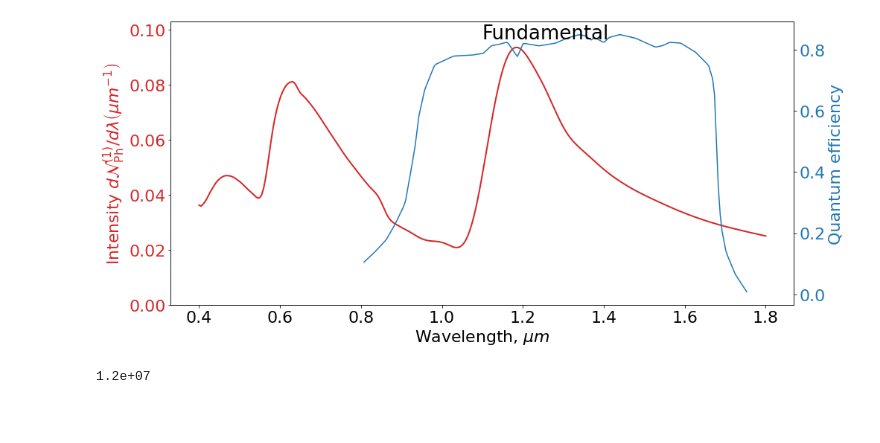
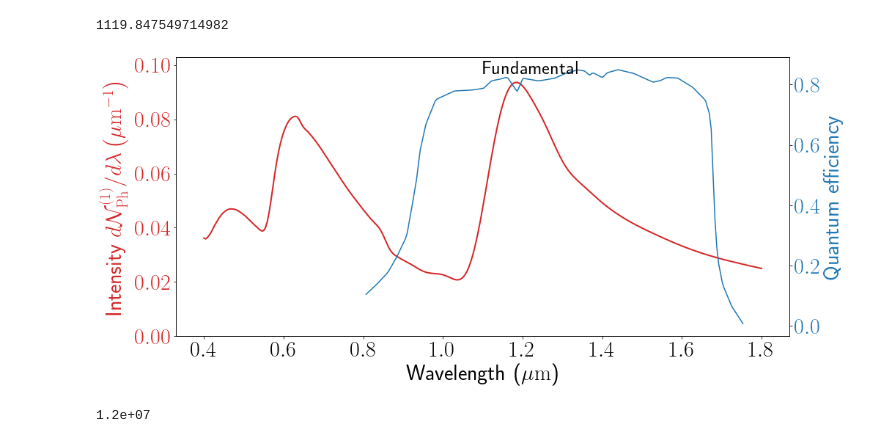
Before and after one commit to IharLobach/fur, a Jupyter notebook: shifts/for_paper/M_calculation_IOTA.ipynb, the cells around one changed output. Drawn from its saved outputs; the diff is of its cells as text; code cells hidden in the pictures; blank space fills up the shorter version.

```diff
--- a/shifts/for_paper/M_calculation_IOTA.ipynb
+++ b/shifts/for_paper/M_calculation_IOTA.ipynb
@@ -2,7 +2,7 @@
 import matplotlib.pyplot as plt
 import numpy as np
 plt.rcParams['figure.figsize'] = [15, 7.5]
-plt.rcParams.update({'font.size': 22,'legend.fontsize':20})
+plt.rcParams.update({'font.size': 30,'legend.fontsize':20})
 def align_yaxis(ax1, v1, ax2, v2):
     """adjust ax2 ylimit so that v2 in ax2 is aligned to v1 in ax1"""
     _, y1 = ax1.transData.transform((0, v1))
@@ -25,12 +25,12 @@ config_style_mesh = [
         [
             -0.0254,
             0.0254,
-            512
+            256
         ],
         [
             -0.0254,
             0.0254,
-            512
+            256
         ],
         [
             0.4,
@@ -53,7 +53,7 @@ wr_sim = WigglerRadiationSimulator(
     wiggler,
     mesh,
     gamma=get_from_config("gamma"),
-    harmonics=[1, 2,3,4],
+    harmonics=[1,2,3,4],
     aperture='ellipse',
     # if False, then both polarizations are calculated separately
     only_calc_sum_of_both_polarizations=True,
@@ -61,34 +61,39 @@ wr_sim = WigglerRadiationSimulator(
 )
 wr_sim.calc_photon_flux_on_meshgrid()
 wr_sim.extend_results_using_symmetries()
+# %%
+get_from_config("Undulator_period_m")/2/get_from_config("gamma")**2*(1+get_from_config("K_peak")**2/2)*1e9
+# %% [output]
+1119.847549714982
 # %%
+plt.rcParams["text.usetex"] =True
 fig,ax = plt.subplots(figsize=[15,7])
-ax.set_xlabel('Wavelength, $\mu m$')
+ax.set_xlabel('Wavelength ($\mu \mathrm{m}$)')
 color = 'tab:red'
 sd = wr_sim.get_spectral_distribution()
 plt.plot(l1d, sd, linewidth=2,color = color)
-ax.set_ylabel(r'Intensity $d\mathcal{N}^{(1)}_{\mathrm{Ph}}/d\lambda \left(\mu m^{-1}\right)$', color=color)
+ax.set_ylabel(r'Intensity $d\mathcal{N}^{(1)}_{\mathrm{Ph}}/d\lambda \left(\mu \mathrm{m}^{-1}\right)$', color=color)
 plt.tick_params(axis ='y',labelcolor=color)
 # yfmt = ScalarFormatterForceFormat()
 # yfmt.set_powerlimits((0,0))
 # ax.yaxis.set_major_formatter(yfmt)
 plt.ylim(0,1.1*max(sd))
 ax2 = ax.twinx()  # instantiate a second axes that shares the same x-axis
 color = 'tab:blue'
 ax2.set_ylabel(r'Quantum efficiency', color=color)  # we already handled the x-label with ax1
 ax2.plot(
     l1d,
     np.where(spectral_transmission>0, spectral_transmission, np.nan),
     color=color)
 # ax2.plot(wmin_plt,qe_int(wmin_plt),linestyle='--',color=color)
 # ax2.plot(wmax_plt,qe_int(wmax_plt),linestyle='--',color=color)
 ax2.tick_params(axis='y', labelcolor=color)
 align_yaxis(ax, 0, ax2, 0)
 plt.text(0.5,0.94,'Fundamental',fontsize=26,transform=ax.transAxes)
 plt.savefig('/home/ilobach/PRAB_fluctuations_theory/images/iota_spectrum.png',bbox_inches='tight',dpi=300)
 plt.show()
 # %% [output]
-[figure, old version]
+[figure, new version]
 # %%
 i3d = spectral_transmission[:, None, None]*wr_sim.get_photon_flux_3D()
 tot = dx*dy*dl*np.sum(i3d)
```
Also changed, not shown: parts of 6 cells of this notebook, 1 other file.
